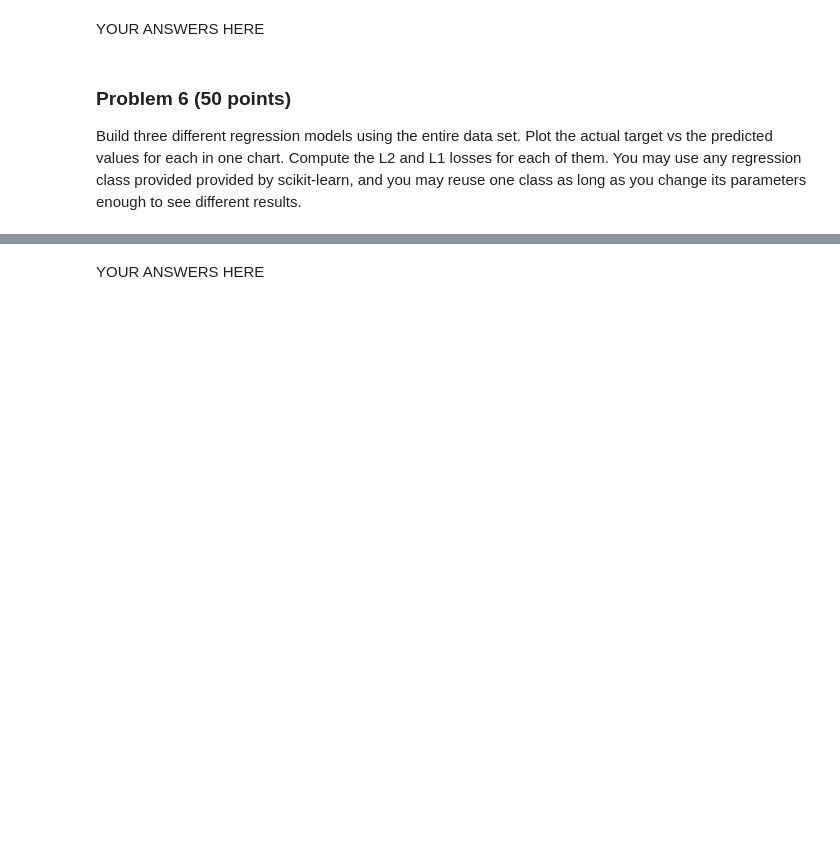
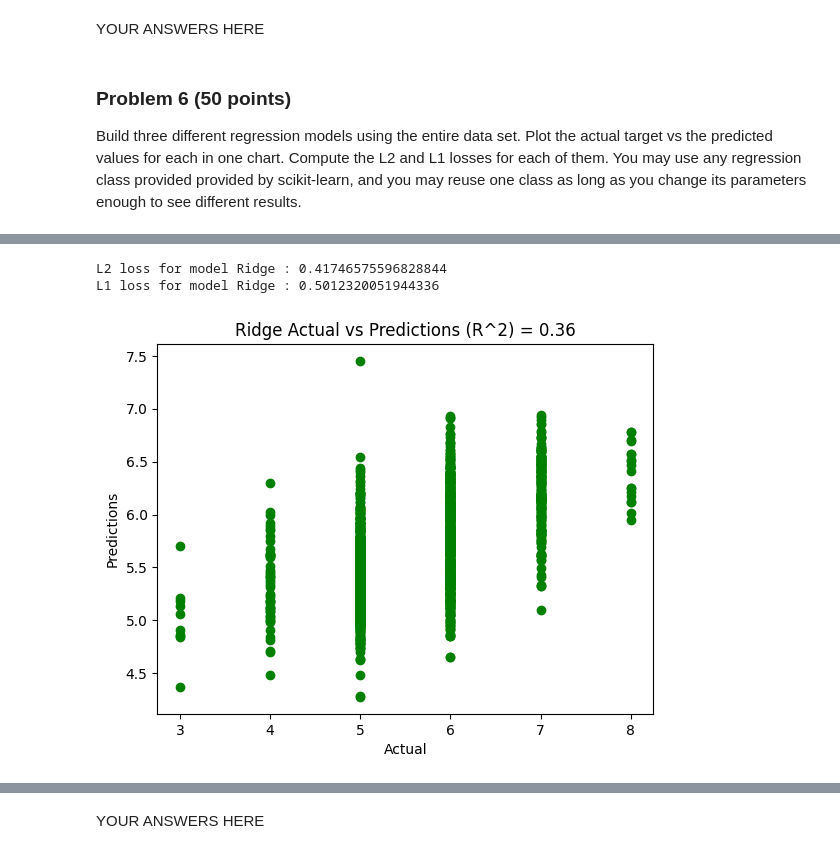
Before and after one commit to RajuNatesanBU/25fallcdsdx602_o1, a Jupyter notebook: dx602-final-project/project.ipynb, the cells around one changed output, grey strips where cells are left out. Cells and saved outputs as stored; diff of their text form; code cells hidden in the pictures; blank space fills up the shorter version.

```diff
--- a/dx602-final-project/project.ipynb
+++ b/dx602-final-project/project.ipynb
@@ -214,0 +253,8 @@ You may use any regression class provided provided by scikit-learn, and you may
+# %%
+ridge = sklearn.linear_model.Ridge()
+model_evaluation(ridge, "Ridge",
+                 red_wine_df_features, red_wine_df_target)
+# %% [output]
+L2 loss for model Ridge : 0.41746575596828844
+L1 loss for model Ridge : 0.5012320051944336
+[figure, added]
```
Also changed, not shown: parts of 7 cells of this notebook.
